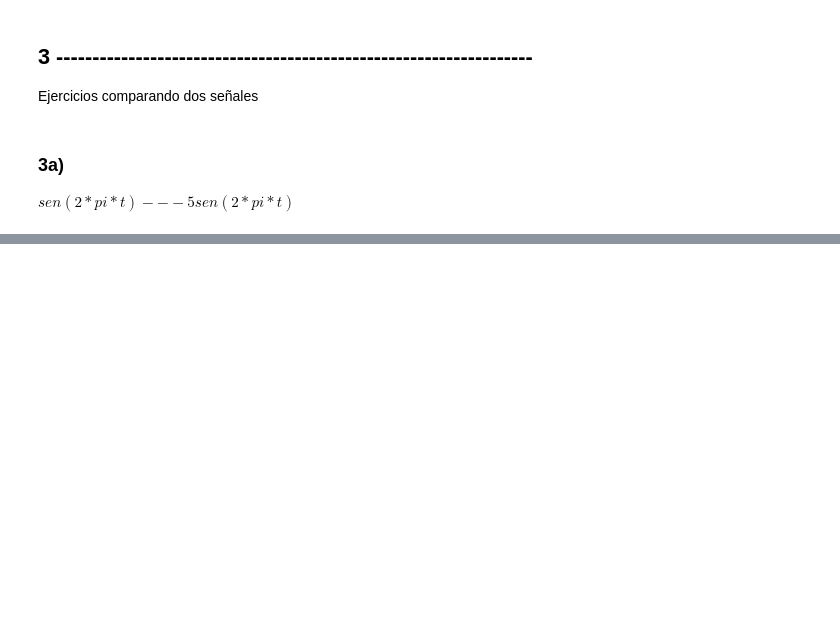
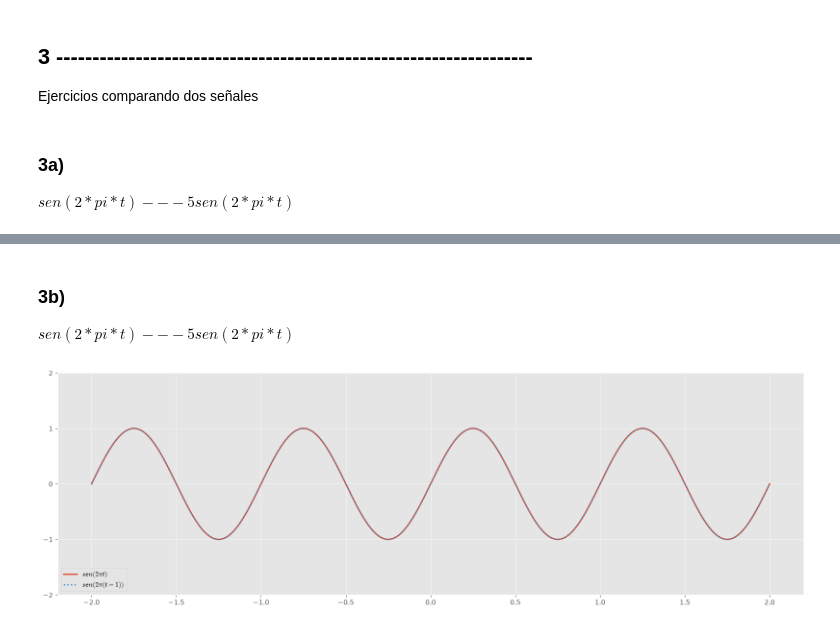
Before and after one commit to ilavaggi/SyS-2026, a Jupyter notebook: TP1.ipynb, the cells around one changed output, grey strips where cells are left out. Cells and saved outputs as stored; diff of their text form; code cells hidden in the pictures; blank space fills up the shorter version.

```diff
--- a/TP1.ipynb
+++ b/TP1.ipynb
@@ -331,0 +328,26 @@ plt.show()
+# %% [markdown]
+### 3b)
+$sen(2*pi*t) --- 5 sen(2*pi*t)$
+# %%
+from math import pi
+
+t = np.linspace(-2, 2, 10000)
+
+ft = np.sin(2*pi*t)
+gt = np.sin(2*pi*(t-1))
+
+plt.style.use("ggplot")
+
+plt.figure(figsize=(20,6))
+
+#se ven como iguales. Voy a puntear una de las dos
+plt.plot(t,ft, label=r"$sen(2\pi t)$")
+plt.plot(t,gt, ":", label=r"$sen(2\pi (t-1))$")
+
+plt.yticks(range(-2,3))
+
+plt.legend(loc="lower left")
+
+plt.show()
+# %% [output]
+[figure, added]
```
Also changed, not shown: parts of 5 cells of this notebook.
